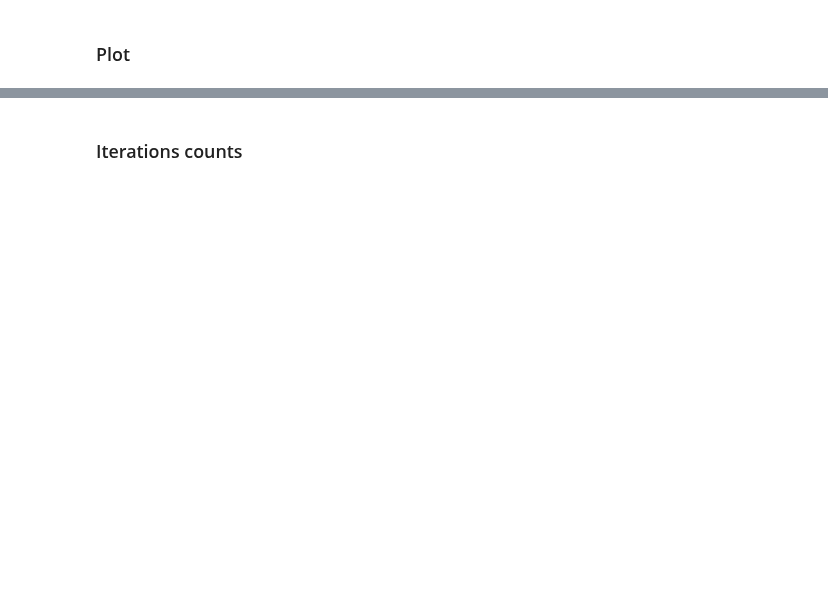
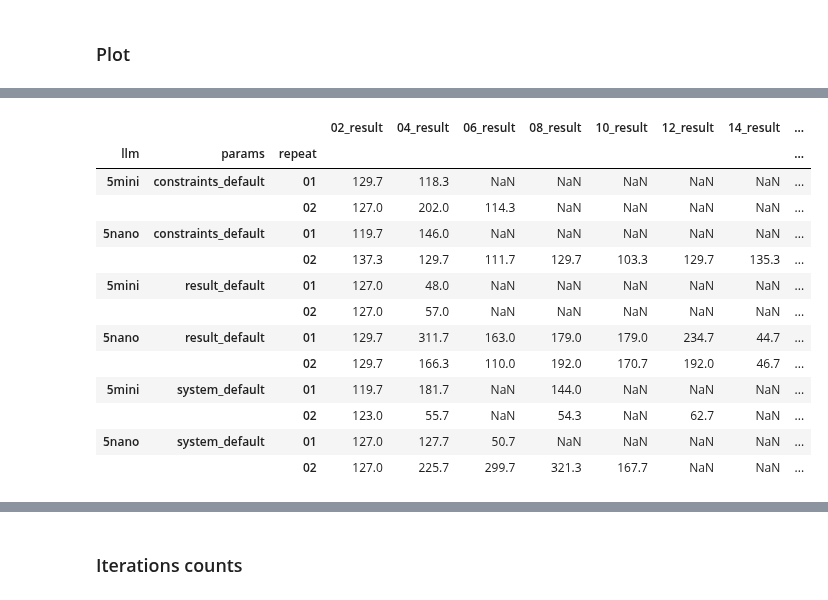
Before and after one commit to smartarch/llm-adaptation, a Jupyter notebook: generated_adaptations/plot_farm.ipynb, the cells around one changed output, grey strips where cells are left out. Cells and saved outputs as stored; diff of their text form; code cells hidden in the pictures; blank space fills up the shorter version.

```diff
--- a/generated_adaptations/plot_farm.ipynb
+++ b/generated_adaptations/plot_farm.ipynb
@@ -168,3 +200,36 @@ plot_data
+# %%
+stop_by_constraints = plot_data.copy()
+
+def clear_after_pass(row):
+    passed = False
+
+    for col in row.index:
+        if not passed:
+            constraints_col = col.replace('_result', '_all')
+            if summary.loc[row.name, constraints_col] == "pass":
+                passed = True
+        else:
+            row[col] = np.nan
+    return row
+
+stop_by_constraints = stop_by_constraints.apply(clear_after_pass, axis=1)
+plot_data = stop_by_constraints
+stop_by_constraints
+# %% [output]
+|  |  |  | 02_result | 04_result | 06_result | 08_result | 10_result | 12_result | 14_result | ... |
+| llm | params | repeat |  |  |  |  |  |  |  | ... |
+| 5mini | constraints_default | 01 | 129.7 | 118.3 | NaN | NaN | NaN | NaN | NaN | ... |
+|  |  | 02 | 127.0 | 202.0 | 114.3 | NaN | NaN | NaN | NaN | ... |
+| 5nano | constraints_default | 01 | 119.7 | 146.0 | NaN | NaN | NaN | NaN | NaN | ... |
+|  |  | 02 | 137.3 | 129.7 | 111.7 | 129.7 | 103.3 | 129.7 | 135.3 | ... |
+| 5mini | result_default | 01 | 127.0 | 48.0 | NaN | NaN | NaN | NaN | NaN | ... |
+|  |  | 02 | 127.0 | 57.0 | NaN | NaN | NaN | NaN | NaN | ... |
+| 5nano | result_default | 01 | 129.7 | 311.7 | 163.0 | 179.0 | 179.0 | 234.7 | 44.7 | ... |
+|  |  | 02 | 129.7 | 166.3 | 110.0 | 192.0 | 170.7 | 192.0 | 46.7 | ... |
+| 5mini | system_default | 01 | 119.7 | 181.7 | NaN | 144.0 | NaN | NaN | NaN | ... |
+|  |  | 02 | 123.0 | 55.7 | NaN | 54.3 | NaN | 62.7 | NaN | ... |
+| 5nano | system_default | 01 | 127.0 | 127.7 | 50.7 | NaN | NaN | NaN | NaN | ... |
+|  |  | 02 | 127.0 | 225.7 | 299.7 | 321.3 | 167.7 | NaN | NaN | ... |
 # %%
 plot_df = plot_data.T.copy()  # index: result columns like `02_result`, columns: MultiIndex (llm, params, repeat)
 orig_cols = plot_df.columns  # MultiIndex
```
Also changed, not shown: parts of 12 cells of this notebook, 9 other files.
